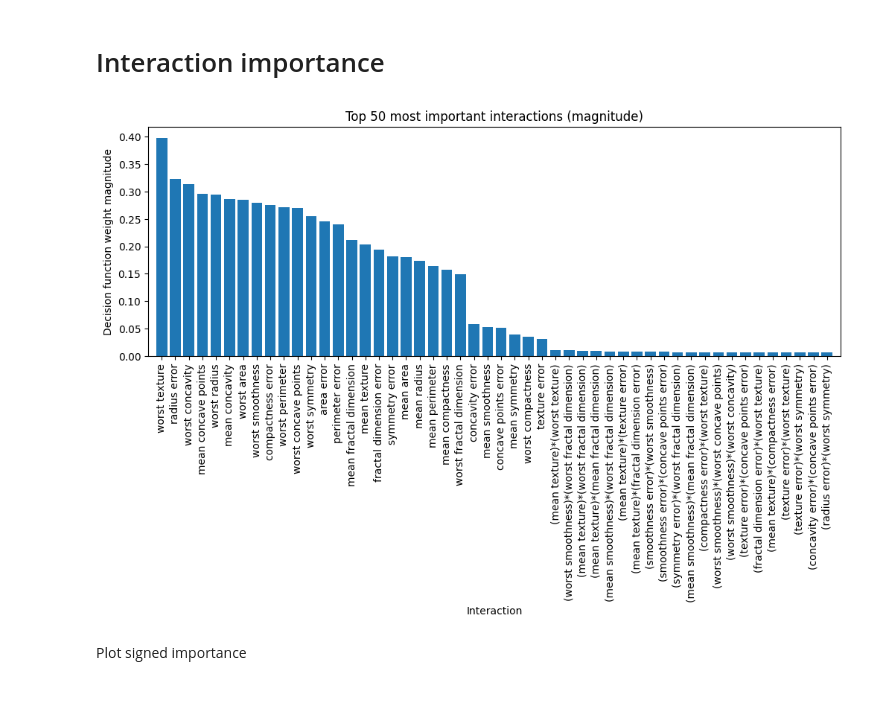
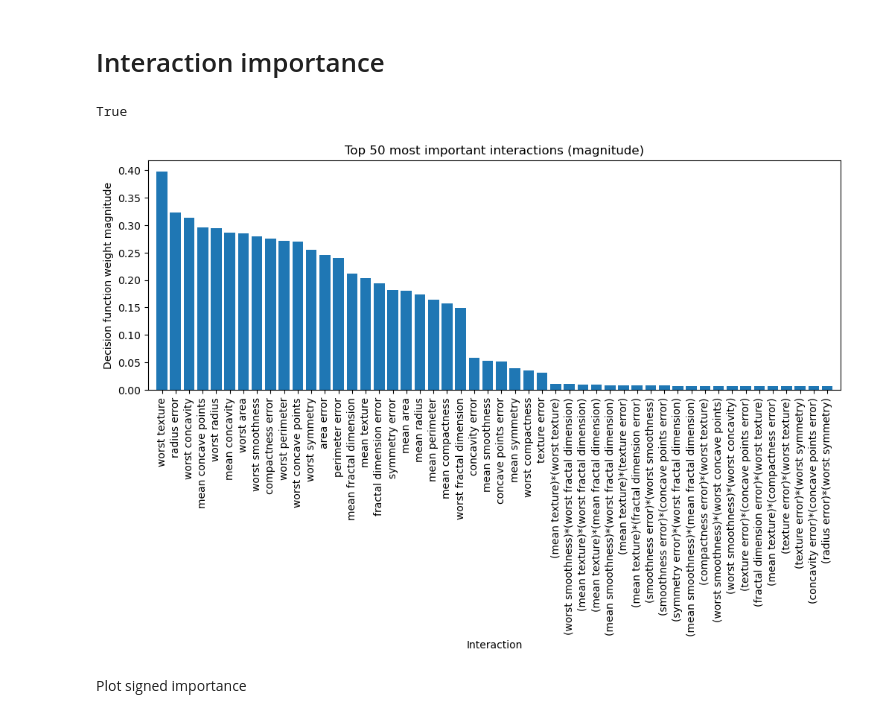
Before and after one commit to rikardvinge/explainpolysvm, a Jupyter notebook: examples/wisconsin_breast_cancer_dataset/interaction_importance_wbc.ipynb, the cells around one changed output. Saved outputs shown, nothing was run; the diff lists cells and outputs as text; code cells hidden in the pictures.

Commit message:
Refactor bar plot. Create test suite for plots.

```diff
--- a/examples/wisconsin_breast_cancer_dataset/interaction_importance_wbc.ipynb
+++ b/examples/wisconsin_breast_cancer_dataset/interaction_importance_wbc.ipynb
@@ -40,7 +40,7 @@ f_name_dict['constant'] = 'constant'  # Add constant to feature name dictionary
 # %%
 # Hyperparameters to sweep
 Cs = np.arange(0.1, 2.2, 0.2)
-ds = [2]
+ds = [1, 2, 3, 4]
 rs = np.arange(0, 3.5, 0.5)
 # %% [markdown]
 Split dataset into training, validation and test sets.
@@ -144,11 +144,12 @@ Test accuracy with ExpSVM: 0.97368. Difference between SVC and ExpSVM (SVC_acc-E
 # %% [markdown]
 # Interaction importance
 # %%
-es.plot_model_bar(n_features=50, magnitude=True, figsize=(12,4))
+es.plot_model_bar(n_features=50, magnitude=True, figsize=(12,4), show=True)
 if save_figs:
     plt.savefig('./images/feature_importance_wbcd.png', dpi=300, bbox_inches='tight', facecolor='white')
 # %% [output]
+True
-[figure, old version]
+[figure, new version]
 # %% [markdown]
 Plot signed importance
 # %%
```
Also changed, not shown: parts of 4 cells of this notebook, 8 other files.
